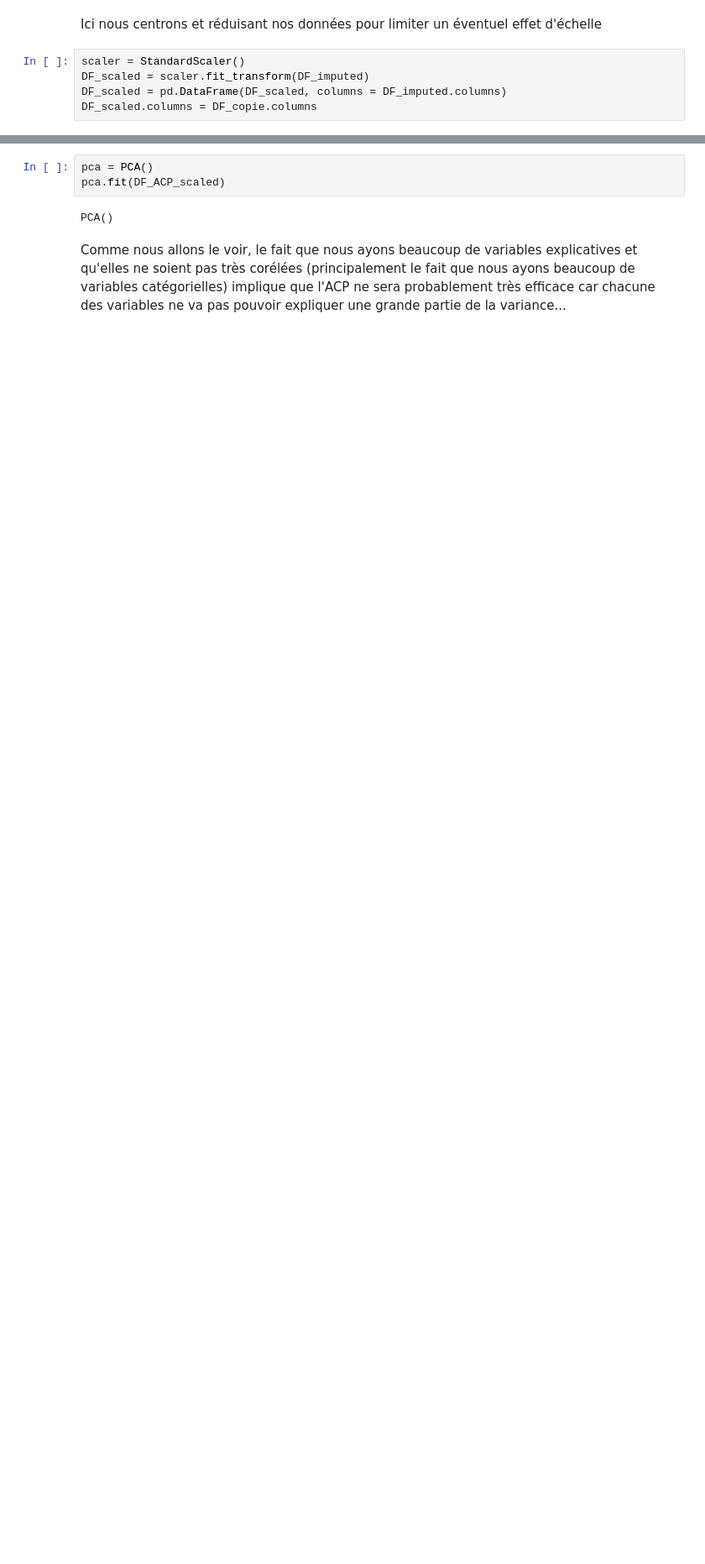
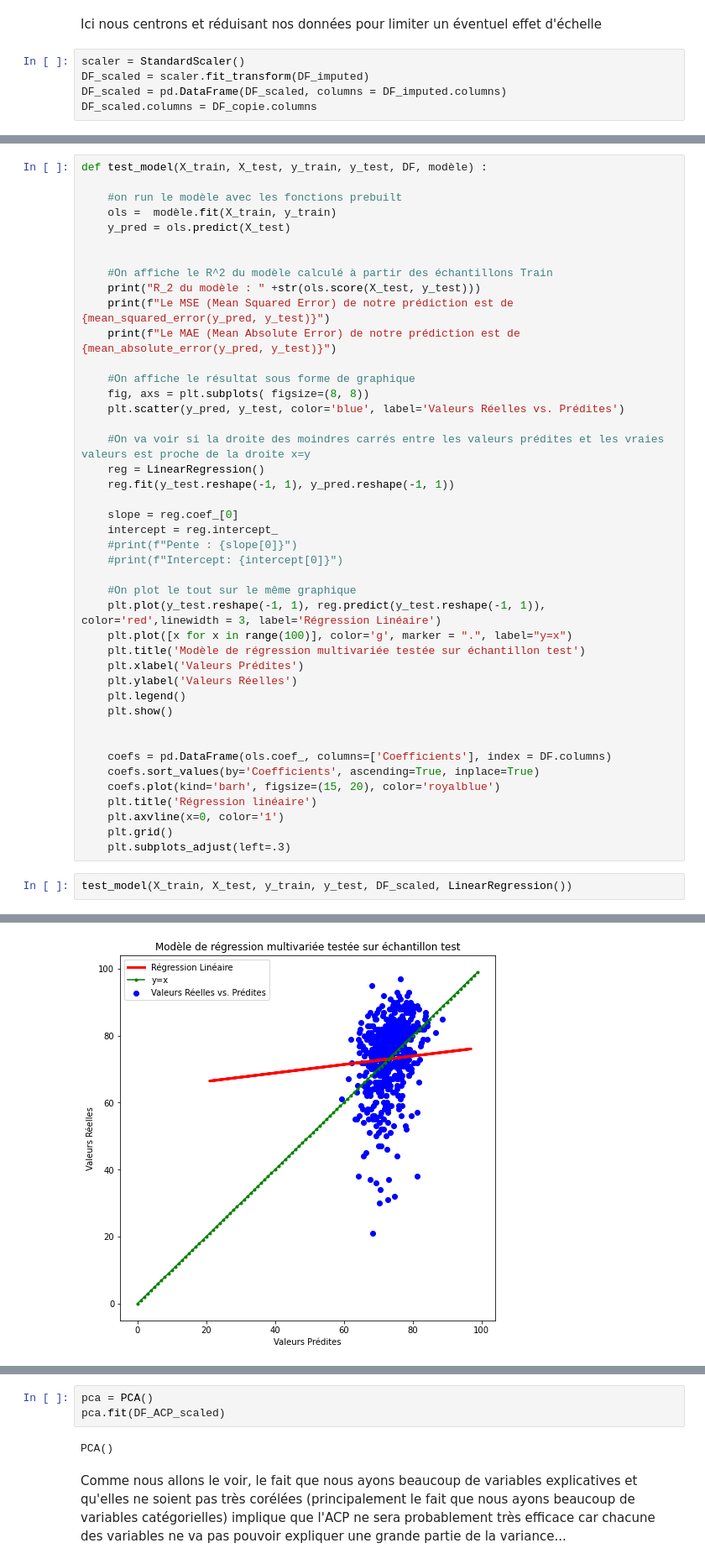
Before and after one commit to PyTomSss/PythonProjects, a Jupyter notebook: Project_Notebook.ipynb, the cells around one changed output, grey strips where cells are left out. Shown at 84% size. Cells and saved outputs as stored; diff of their text form; blank space fills up the shorter version.

```diff
--- a/Project_Notebook.ipynb
+++ b/Project_Notebook.ipynb
@@ -1858,0 +1827,46 @@ R_2 : 0.09768780600128946
+# %%
+def test_model(X_train, X_test, y_train, y_test, DF, modèle) :
+
+    #on run le modèle avec les fonctions prebuilt
+    ols =  modèle.fit(X_train, y_train)
+    y_pred = ols.predict(X_test)
+
+
+    #On affiche le R^2 du modèle calculé à partir des échantillons Train
+    print("R_2 du modèle : " +str(ols.score(X_test, y_test)))
+    print(f"Le MSE (Mean Squared Error) de notre prédiction est de {mean_squared_error(y_pred, y_test)}")
+    print(f"Le MAE (Mean Absolute Error) de notre prédiction est de {mean_absolute_error(y_pred, y_test)}")
+
+    #On affiche le résultat sous forme de graphique
+    fig, axs = plt.subplots( figsize=(8, 8))
+    plt.scatter(y_pred, y_test, color='blue', label='Valeurs Réelles vs. Prédites')
+
+    #On va voir si la droite des moindres carrés entre les valeurs prédites et les vraies valeurs est proche de la droite x=y
+    reg = LinearRegression()
+    reg.fit(y_test.reshape(-1, 1), y_pred.reshape(-1, 1))
+
+    slope = reg.coef_[0]
+    intercept = reg.intercept_
+    #print(f"Pente : {slope[0]}")
+    #print(f"Intercept: {intercept[0]}")
+
+    #On plot le tout sur le même graphique
+    plt.plot(y_test.reshape(-1, 1), reg.predict(y_test.reshape(-1, 1)), color='red',linewidth = 3, label='Régression Linéaire')
+    plt.plot([x for x in range(100)], color='g', marker = ".", label="y=x")
+    plt.title('Modèle de régression multivariée testée sur échantillon test')
+    plt.xlabel('Valeurs Prédites')
+    plt.ylabel('Valeurs Réelles')
+    plt.legend()
+    plt.show()
+
+
+    coefs = pd.DataFrame(ols.coef_, columns=['Coefficients'], index = DF.columns)
+    coefs.sort_values(by='Coefficients', ascending=True, inplace=True)
+    coefs.plot(kind='barh', figsize=(15, 20), color='royalblue')
+    plt.title('Régression linéaire')
+    plt.axvline(x=0, color='1')
+    plt.grid()
+    plt.subplots_adjust(left=.3)
+# %%
+test_model(X_train, X_test, y_train, y_test, DF_scaled, LinearRegression())
+# %% [output]
@@ -1858,0 +1876 @@ R_2 : 0.09768780600128946
+[figure, added]
```
Also changed, not shown: parts of 62 cells of this notebook.
